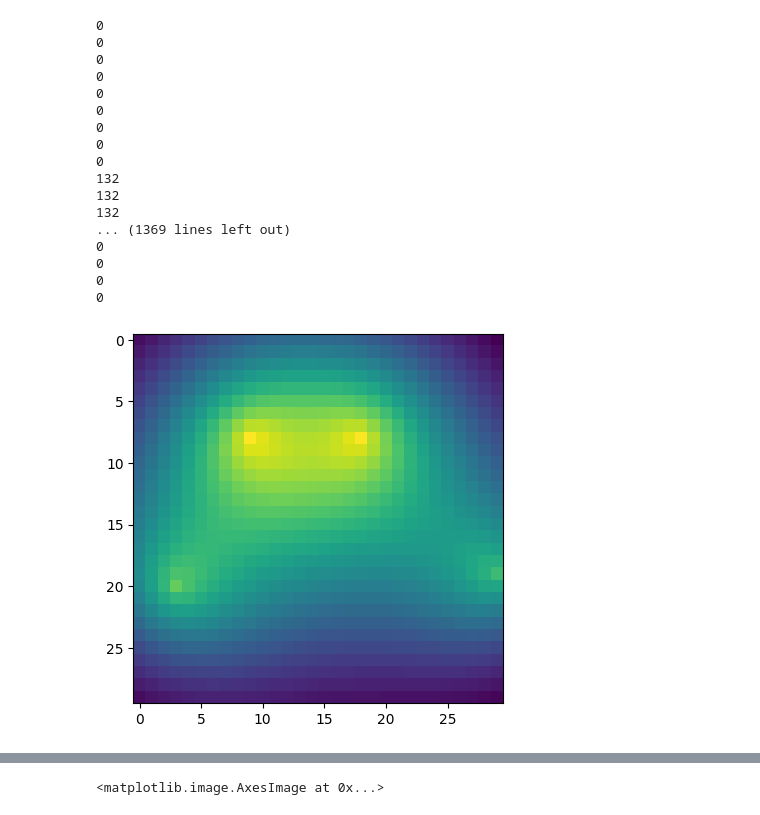
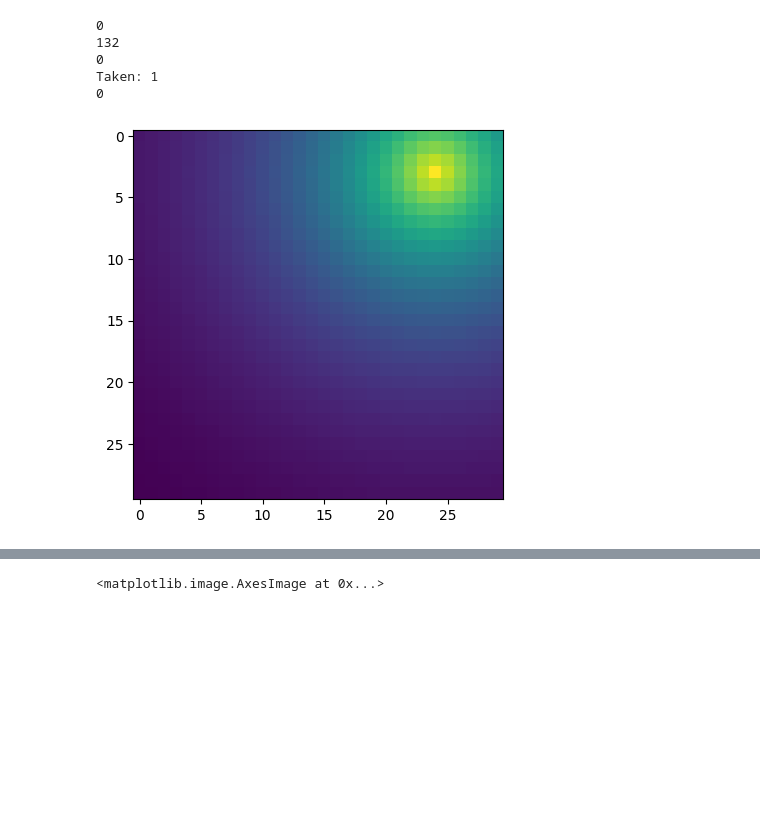
Before and after one commit to raysinm/ca-angiogenesis, a Jupyter notebook: map_playground.ipynb, the cells around one changed output, grey strips where cells are left out. Saved outputs shown, nothing was run; the diff lists cells and outputs as text; code cells hidden in the pictures; blank space fills up the shorter version.

```diff
--- a/map_playground.ipynb
+++ b/map_playground.ipynb
@@ -1,40 +1,28 @@
 # %%
 %reload_ext autoreload
 %autoreload 2
 
 # import sys
 import numpy as np
 # numpy.set_printoptions(threshold=sys.maxsize)
 np.set_printoptions(threshold= np.inf)
 
 from Grid import Grid, Point
 from Engine import Engine
 import initial_states
 
-init_config = {'stalk_cells': [Point(15,15), Point(15,16), Point(14,14), Point(14,15), Point(15,14), Point(16,15), Point(16,16), Point(14,16), Point(16,14)],
-                'tip_cells': [Point(0,0), Point (28,0), Point (0,28), Point (28,28)],
+init_config = {'stalk_cells': [Point(0,14)],
+                'tip_cells': [Point(14,3)],
                #'attractor_cells': initial_states.Attractors_small3
                }
 grid = Grid(width=30, height=30, init_config=init_config)
 engine = Engine(init_grid=grid, generations=100)
 engine.run()
 engine.visualize()
 # %% [output]
-0
-0
-0
-0
-0
-0
-0
-0
 0
 132
-132
-132
-... (1369 lines left out)
 0
+Taken: 1
 0
-0
-0
-[figure, old version]
+[figure, new version]
```
Also changed, not shown: parts of 1 cell of this notebook, 3 other files.
